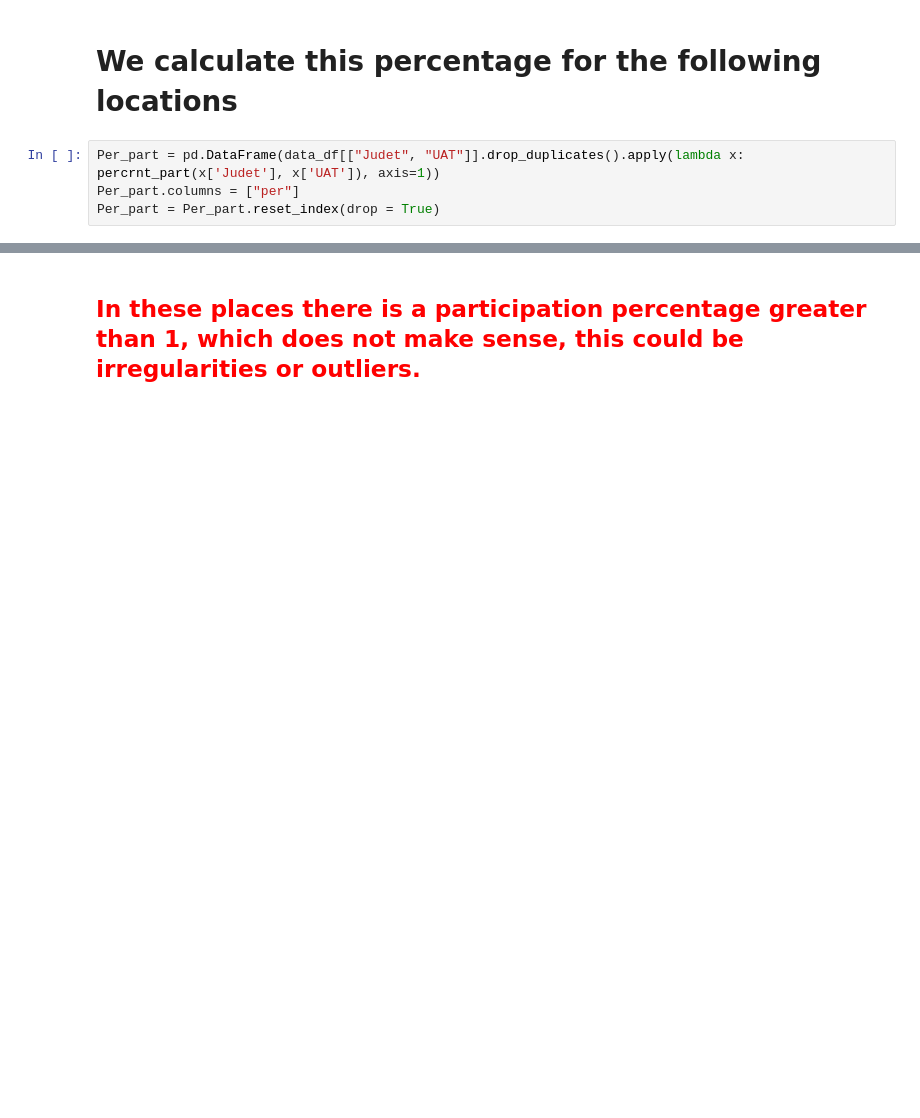
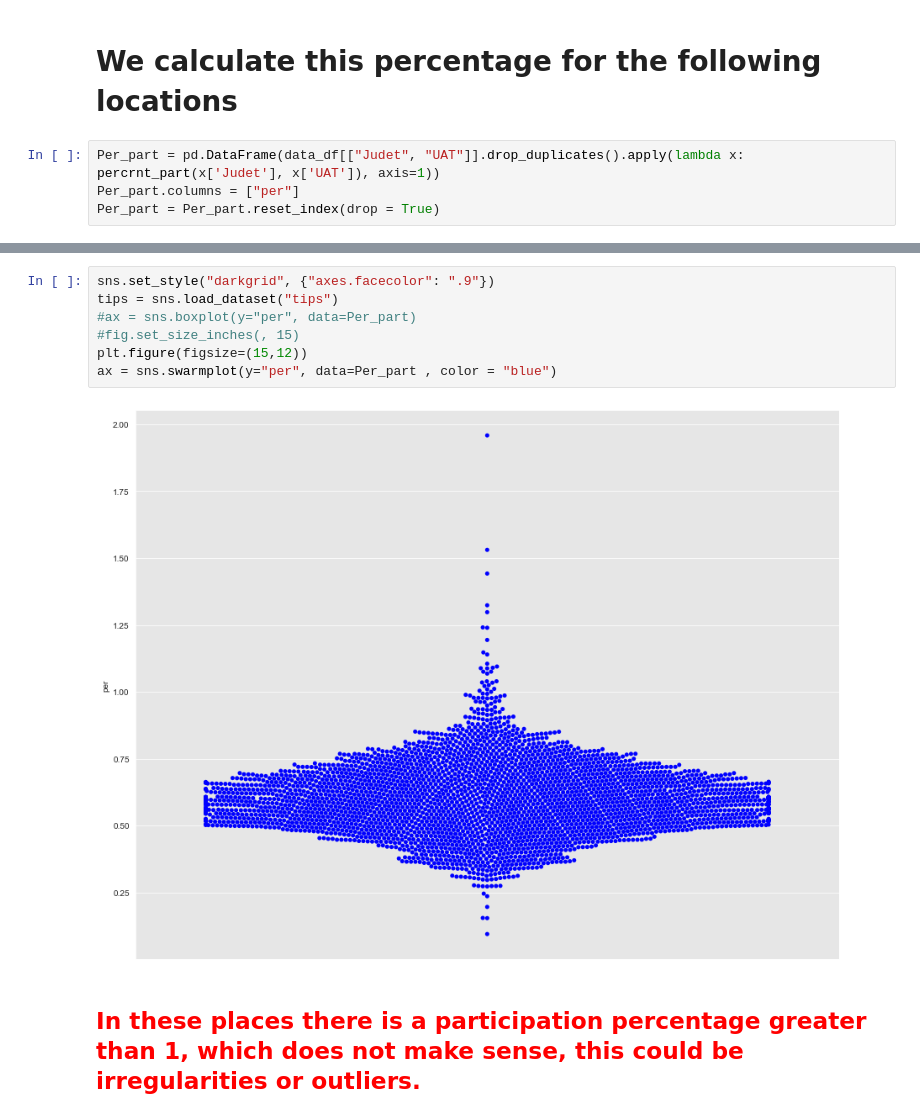
Before and after one commit to arturo1994/LocalElectionsRomania2020, a Jupyter notebook: Untitled.ipynb, the cells around one changed output, grey strips where cells are left out. Saved outputs shown, nothing was run; the diff lists cells and outputs as text; blank space fills up the shorter version.

```diff
--- a/Untitled.ipynb
+++ b/Untitled.ipynb
@@ -120,3 +117,12 @@ fig.show()
+# %%
+sns.set_style("darkgrid", {"axes.facecolor": ".9"})
+tips = sns.load_dataset("tips")
+#ax = sns.boxplot(y="per", data=Per_part)
+#fig.set_size_inches(, 15)
+plt.figure(figsize=(15,12))
+ax = sns.swarmplot(y="per", data=Per_part , color = "blue")
+# %% [output]
+[figure, added]
 # %% [markdown]
 ##  <span style="color:red">In these places there is a participation percentage greater than 1, which does not make sense, this could be irregularities or outliers.</span>
 # %%
```
Also changed, not shown: parts of 3 cells of this notebook.
